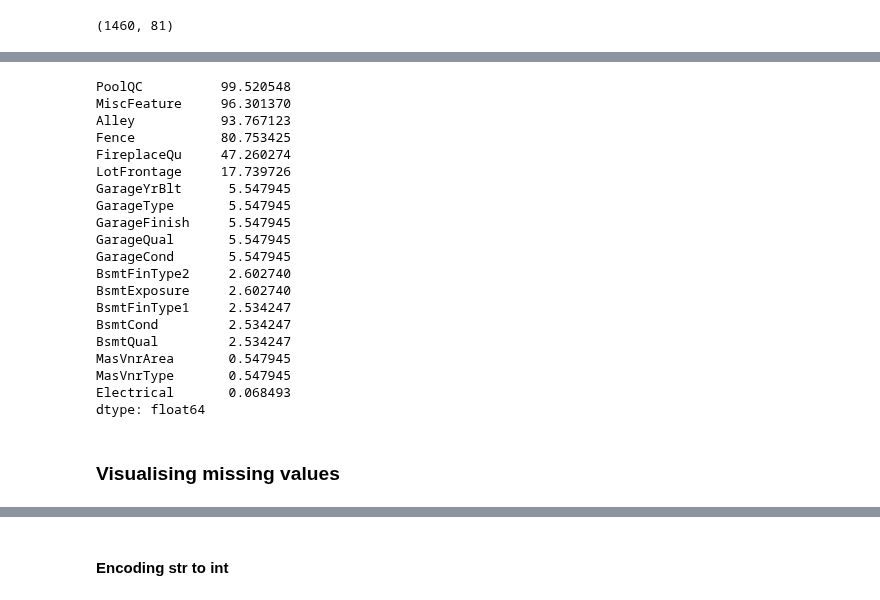
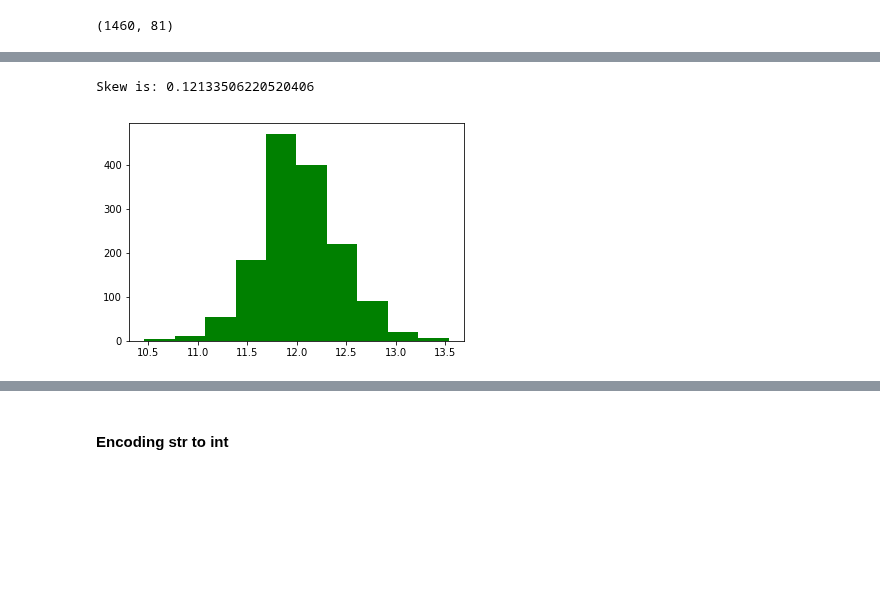
Before and after one commit to rahulvaish/MachineLearning-Python, a Jupyter notebook: HousePricingTutorial-Series2.ipynb, the cells around one changed output, grey strips where cells are left out. Cells and saved outputs as stored; diff of their text form; code cells hidden in the pictures; blank space fills up the shorter version.

```diff
--- a/HousePricingTutorial-Series2.ipynb
+++ b/HousePricingTutorial-Series2.ipynb
@@ -123,29 +40,14 @@ plt.show()
+# %%
+#We are going to use natural logarithm ---> log for SalePrice
+target = np.log(train.SalePrice)
+print ("Skew is:", target.skew())
+plt.hist(target, color='green')
+plt.show()
+# %% [output]
+Skew is: 0.12133506220520406
+[figure, added]
 # %%
-#missing value counts in each of these columns
-Isnull = train.isnull().sum()/len(train)*100
-Isnull = Isnull[Isnull>0]
+#Understanding NULL values.
+Isnull=train.isnull().sum()
 Isnull.sort_values(inplace=True, ascending=False)
-Isnull
+#print(Isnull)
-# %% [output]
-PoolQC          99.520548
-MiscFeature     96.301370
-Alley           93.767123
-Fence           80.753425
-FireplaceQu     47.260274
-LotFrontage     17.739726
-GarageYrBlt      5.547945
-GarageType       5.547945
-GarageFinish     5.547945
-GarageQual       5.547945
-GarageCond       5.547945
-BsmtFinType2     2.602740
-BsmtExposure     2.602740
-BsmtFinType1     2.534247
-BsmtCond         2.534247
-BsmtQual         2.534247
-MasVnrArea       0.547945
-MasVnrType       0.547945
-Electrical       0.068493
-dtype: float64
-# %% [markdown]
-### Visualising missing values
```
Also changed, not shown: parts of 41 cells of this notebook, 1 other file.
